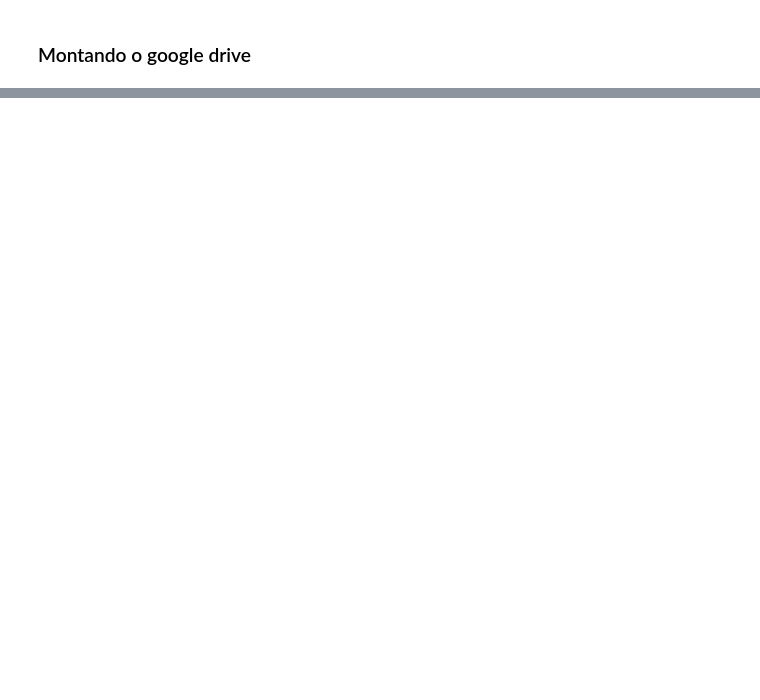
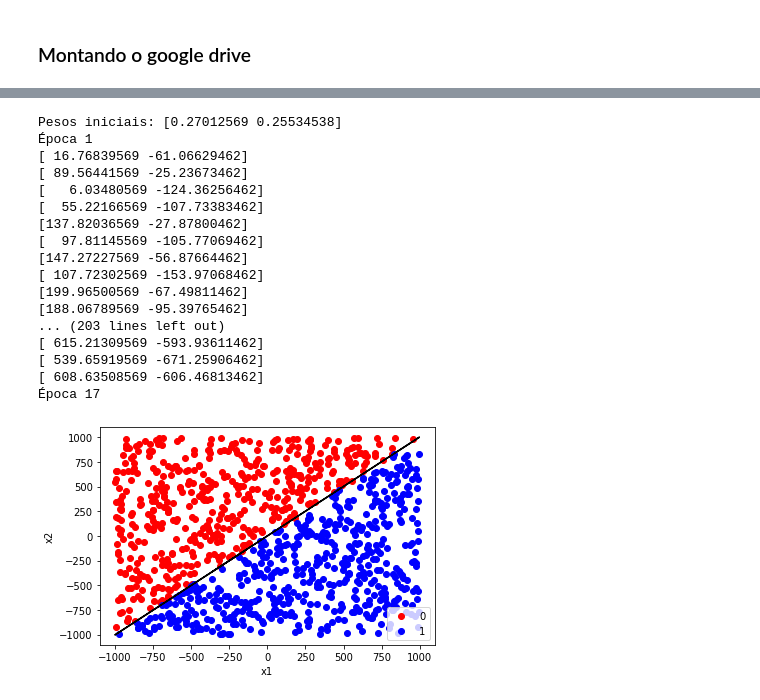
Before and after one commit to AlexTorres10/PP2-RNA, a Jupyter notebook: Parte01.ipynb, the cells around one changed output, grey strips where cells are left out. Saved outputs shown, nothing was run; the diff lists cells and outputs as text; code cells hidden in the pictures; blank space fills up the shorter version.

```diff
--- a/Parte01.ipynb
+++ b/Parte01.ipynb
@@ -78,0 +8,80 @@ Pesos finais:  [ 28153.99582321 -28114.4264571 ]
+# %%
+import pandas as pd
+import numpy as np
+import matplotlib.pyplot as plt
+
+archiveAll = '/gdrive/My Drive/Colab Notebooks/PP2-RNA/dataAll.txt'
+dataAll = np.fromfile(archiveAll)
+lenAll = int(len(dataAll)/3)
+dataAll = np.reshape(dataAll, (lenAll,3))
+
+w = np.random.uniform(low=-0.5,high=0.5,size=2)
+x = dataAll
+err = np.repeat(1, len(x)) #
+n = 0.1
+aj = 0
+print("Pesos iniciais:",w)
+epoca = 0
+l = []
+while (np.isin(1, err)):
+    epoca += 1
+    print("Época",epoca)
+    for i in range(len(x)):
+        yd = x[i][2]
+        xd = np.array([x[i][0],x[i][1]])
+        sigma = w[0]*xd[0]+w[1]*xd[1]
+        if (sigma >= 0): # função degrau
+            y = 1
+        else:
+            y = 0
+        if (y != yd):
+            err[i] = 1
+            aj += 1
+            w = w + n*(yd-y)*xd
+            print(w)
+        else:
+            err[i] = 0
+
+df = pd.DataFrame(dataAll, columns=['x1', 'x2', 'y'])
+
+x0 = np.array(df[df['y'] == 0])
+x1 = np.array(df[df['y'] == 1])
+
+X = [x0, x1]
+colors = ["red", "blue"]
+
+for x, c in zip(X, colors):
+    if c == "red":
+        plt.scatter(x[:,0], x[:,1], color = c, label = "0")
+    else:
+        plt.scatter(x[:,0], x[:,1], color = c, label = "1")
+
+x_ = np.array(df['x1'])
+y = x_ * (-w[0]/w[1])
+
+plt.plot(x_, y,'black')
+
+plt.legend()
+plt.xlabel("x1")
+plt.ylabel("x2")
+
+plt.show()
+# %% [output]
+Pesos iniciais: [0.27012569 0.25534538]
+Época 1
+[ 16.76839569 -61.06629462]
+[ 89.56441569 -25.23673462]
+[   6.03480569 -124.36256462]
+[  55.22166569 -107.73383462]
+[137.82036569 -27.87800462]
+[  97.81145569 -105.77069462]
+[147.27227569 -56.87664462]
+[ 107.72302569 -153.97068462]
+[199.96500569 -67.49811462]
+[188.06789569 -95.39765462]
+... (203 lines left out)
+[ 615.21309569 -593.93611462]
+[ 539.65919569 -671.25906462]
+[ 608.63508569 -606.46813462]
+Época 17
+[figure, added]
```
Also changed, not shown: parts of 2 cells of this notebook.
